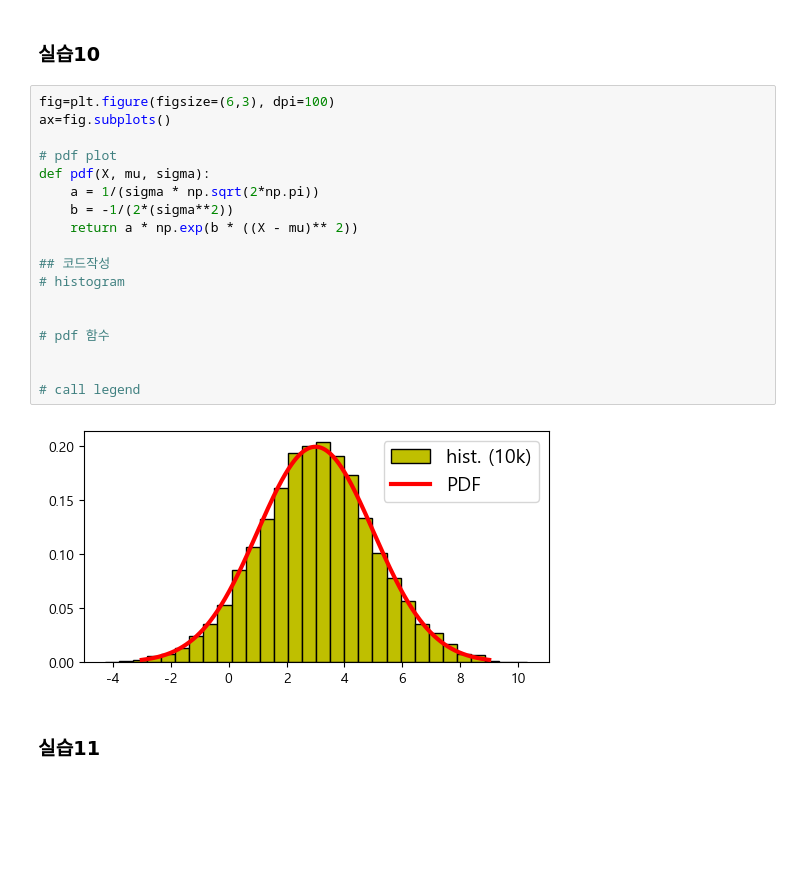
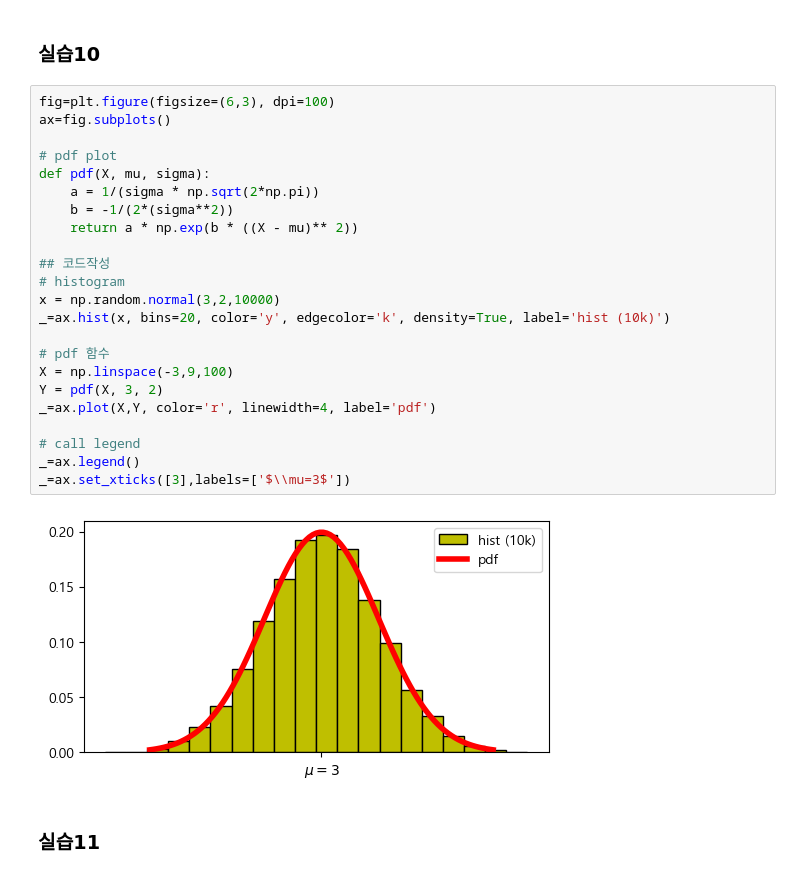
Before and after one commit to Woochang4862/USW-Data-Visualization, a Jupyter notebook: w11/dv2024_11w_code.ipynb, the cells around one changed output. Drawn from its saved outputs; the diff is of its cells as text; blank space fills up the shorter version.

```diff
--- a/w11/dv2024_11w_code.ipynb
+++ b/w11/dv2024_11w_code.ipynb
@@ -422,23 +422,28 @@ dtype: int64
 # %%
 fig=plt.figure(figsize=(6,3), dpi=100)
 ax=fig.subplots()
 
 # pdf plot
 def pdf(X, mu, sigma):
     a = 1/(sigma * np.sqrt(2*np.pi))
     b = -1/(2*(sigma**2))
     return a * np.exp(b * ((X - mu)** 2))
 
 ## 코드작성
 # histogram
-
+x = np.random.normal(3,2,10000)
+_=ax.hist(x, bins=20, color='y', edgecolor='k', density=True, label='hist (10k)')
 
 # pdf 함수
-
+X = np.linspace(-3,9,100)
+Y = pdf(X, 3, 2)
+_=ax.plot(X,Y, color='r', linewidth=4, label='pdf')
 
 # call legend
+_=ax.legend()
+_=ax.set_xticks([3],labels=['$\\mu=3$'])
 # %% [output]
-[figure, old version]
+[figure, new version]
 # %% [markdown]
 ### 실습11
 # %%
```
Also changed, not shown: parts of 8 cells of this notebook, 7 other files.
